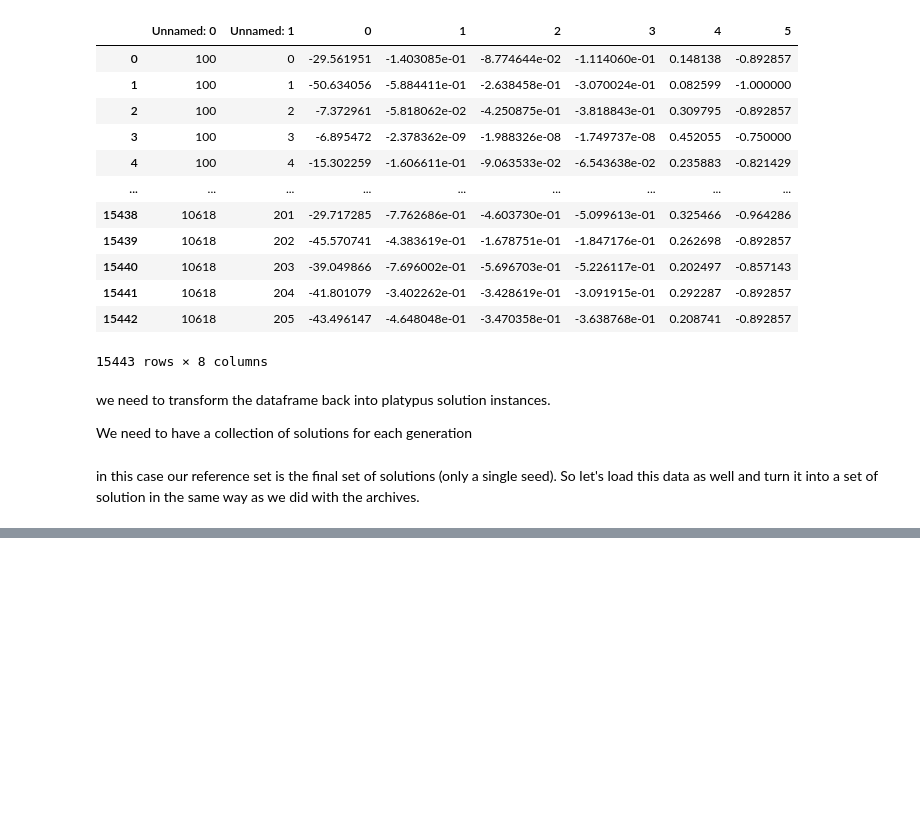
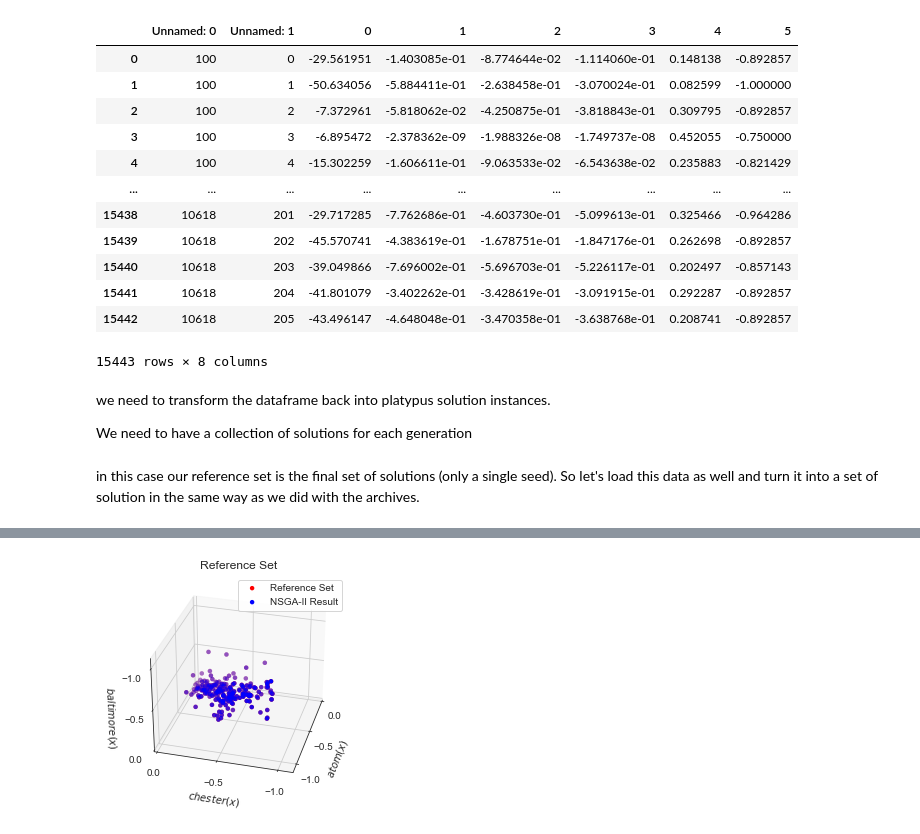
Before and after one commit to JazminZatarain/MUSEH2O, a Jupyter notebook: notebooks/hypervolume_convergence.ipynb, the cells around one changed output, grey strips where cells are left out. Saved outputs shown, nothing was run; the diff lists cells and outputs as text; code cells hidden in the pictures; blank space fills up the shorter version.

```diff
--- a/notebooks/hypervolume_convergence.ipynb
+++ b/notebooks/hypervolume_convergence.ipynb
@@ -87,0 +108,37 @@ plt.show()
+# %%
+from mpl_toolkits.mplot3d import Axes3D
+
+key = list(archives.keys())[-1]
+
+
+fig = plt.figure()
+ax = fig.add_subplot(1, 1, 1, projection='3d')
+ax.scatter([s.objectives[1] for s in ref_set],
+           [s.objectives[2] for s in ref_set],
+           [s.objectives[3] for s in ref_set],
+#            [s.objectives[4]-1 for s in ref_set],
+#            [s.objectives[5] for s in archives[key]],
+           c="red",
+           edgecolors="none",
+           label="Reference Set")
+ax.scatter([s.objectives[1] for s in archives[key]],
+           [s.objectives[2] for s in archives[key]],
+           [s.objectives[3] for s in archives[key]],
+#            [s.objectives[4]-1 for s in archives[key]],
+#            [s.objectives[5] for s in archives[key]],
+           c="blue",
+           edgecolors="none",
+           label = "NSGA-II Result")
+ax.set_title("Reference Set")
+ax.set_xlim([0, -1.1])
+ax.set_ylim([0, -1.1])
+ax.set_zlim([0, -1.1])
+ax.set_xlabel("$atom(x)$")
+ax.set_ylabel("$chester(x)$")
+ax.set_zlabel("$baltimore(x)$")
+ax.view_init(elev=30.0, azim=15.0)
+ax.locator_params(nbins=4)
+ax.legend()
+plt.show()
+# %% [output]
+[figure, added]
```
Also changed, not shown: parts of 5 cells of this notebook, 28 other files.
